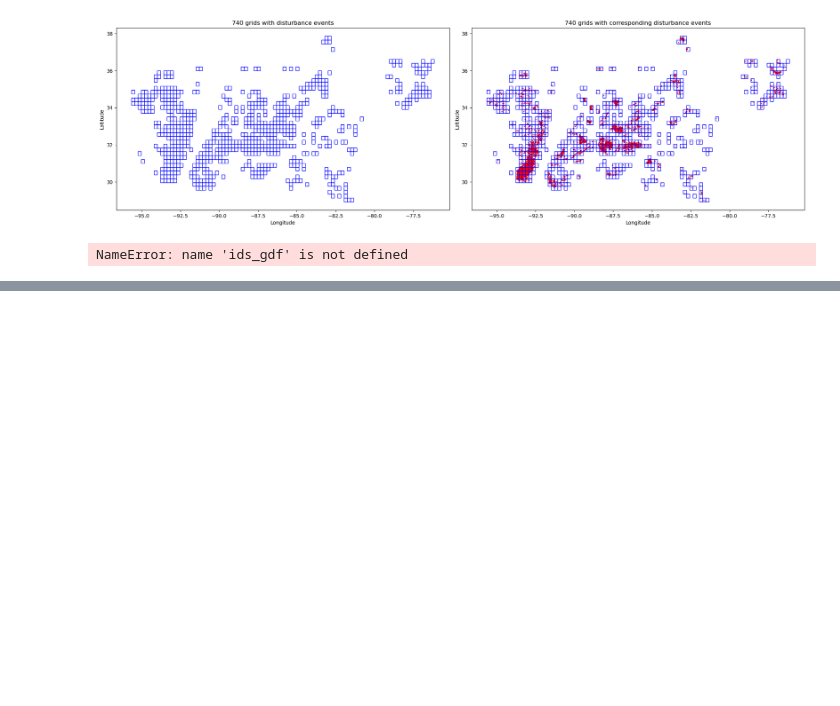
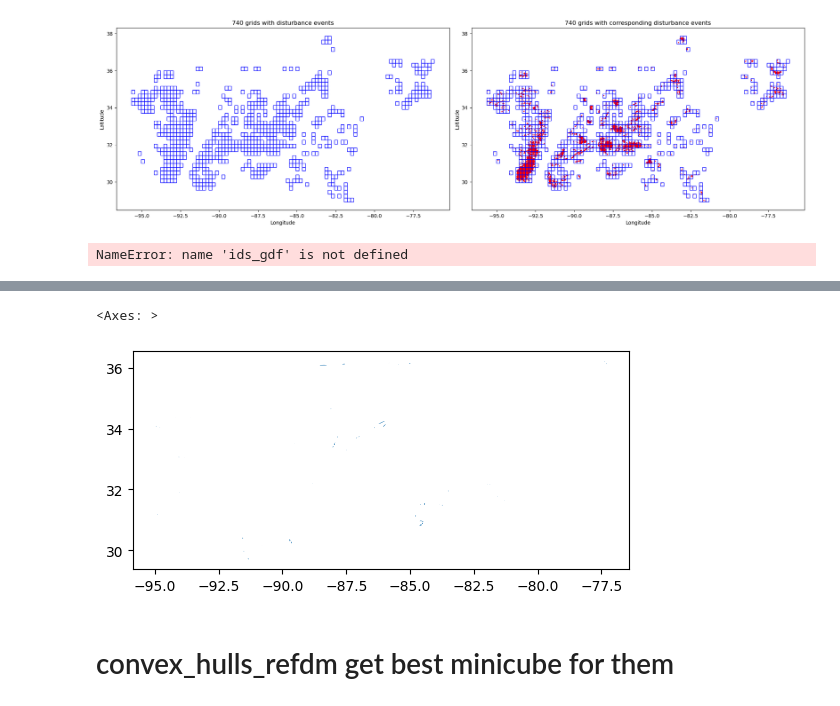
Before and after one commit to Franziska279/ForExD-WP1-P1, a Jupyter notebook: src/04_s2_minicubes_grid_creation.ipynb, the cells around one changed output, grey strips where cells are left out. Drawn from its saved outputs; the diff is of its cells as text; code cells hidden in the pictures; blank space fills up the shorter version.

```diff
--- a/src/04_s2_minicubes_grid_creation.ipynb
+++ b/src/04_s2_minicubes_grid_creation.ipynb
@@ -426,3 +428,10 @@ plot_combined(intersected, convex_hulls)
 ids_gdf.plot()
 # %% [output]
 NameError: name 'ids_gdf' is not defined
+# %%
+# Define the path to your shapefile
+hulls_path = "/Net/Groups/BGI/scratch/fmueller/ForExD-WP1-P1/results/hulls_hull_minicube_indices_2.shp"
+
+# Load the shapefile using geopandas
+hulls_dataset = gpd.read_file(hulls_path)
+hulls_dataset
@@ -428,0 +462,31 @@ NameError: name 'ids_gdf' is not defined
+# %%
+# Filter the GeoDataFrame where 'intersecti' is 0
+filtered_hulls = hulls_dataset[hulls_dataset['intersecti'] == 0]
+# Filter the GeoDataFrame where 'intersecti' is 0
+filtered_hulls_score = hulls_dataset[hulls_dataset['is_perfect'] == 0]
+
+# Get the number of rows in the filtered GeoDataFrame
+num_intersections_zero = len(filtered_hulls)
+score_intersections_zero = len(filtered_hulls_score)
+
+# Print the result
+print(f"Number of intersections where 'intersecti' is 0: {num_intersections_zero}")
+print(f"Number of intersections where 'is_perfect' is 0: {score_intersections_zero}")
+
+# Drop specified columns from the GeoDataFrame
+columns_to_drop = ['usda_idx_1', 'max_inters', 'is_perfect', 'intersecti']
+centroids_gdf_cleaned = filtered_hulls.drop(columns=columns_to_drop, errors='ignore')
+
+# Apply the function to the USDA_IDX column and create new columns
+centroids_gdf_cleaned[['dist_type', 'year', 'dist_idx']] = centroids_gdf_cleaned['USDA_IDX'].apply(extract_parts)
+
+centroids_gdf_cleaned = centroids_gdf_cleaned.reset_index()
+
+# Define the path to save the cleaned GeoDataFrame
+save_path = "/Net/Groups/BGI/scratch/fmueller/ForExD-WP1-P1/results/cleaned_centroids.shp"
+
+# Save the cleaned GeoDataFrame to a Shapefile
+centroids_gdf_cleaned.to_file(save_path)
+
+print(f"Cleaned GeoDataFrame saved to {save_path}")
+centroids_gdf_cleaned
@@ -428,0 +514,7 @@ NameError: name 'ids_gdf' is not defined
+# %%
+filtered_hulls.plot()
+# %% [output]
+<Axes: >
+[figure, added]
+# %% [markdown]
+# convex_hulls_refdm get best minicube for them
```
Also changed, not shown: parts of 16 cells of this notebook, 4 other files.
